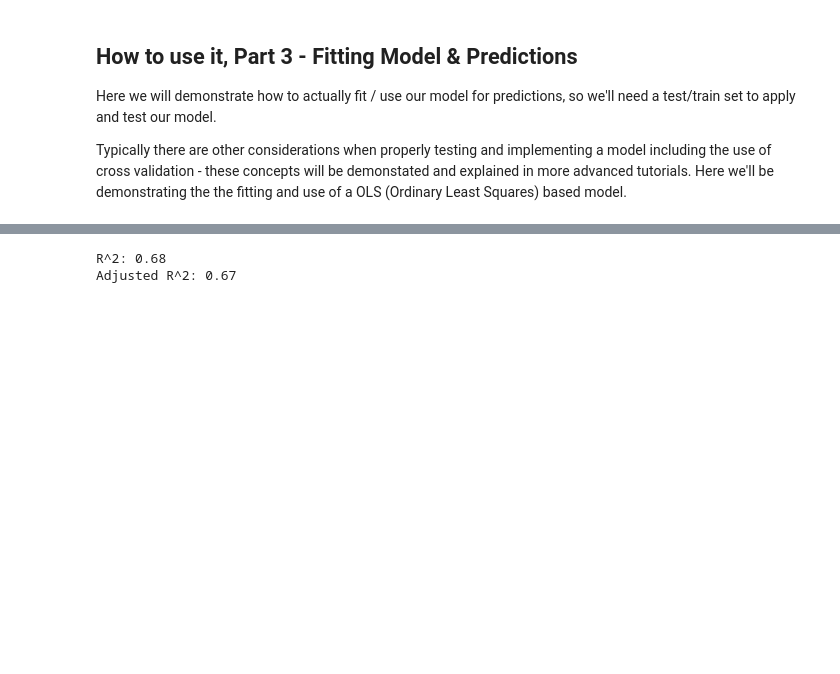
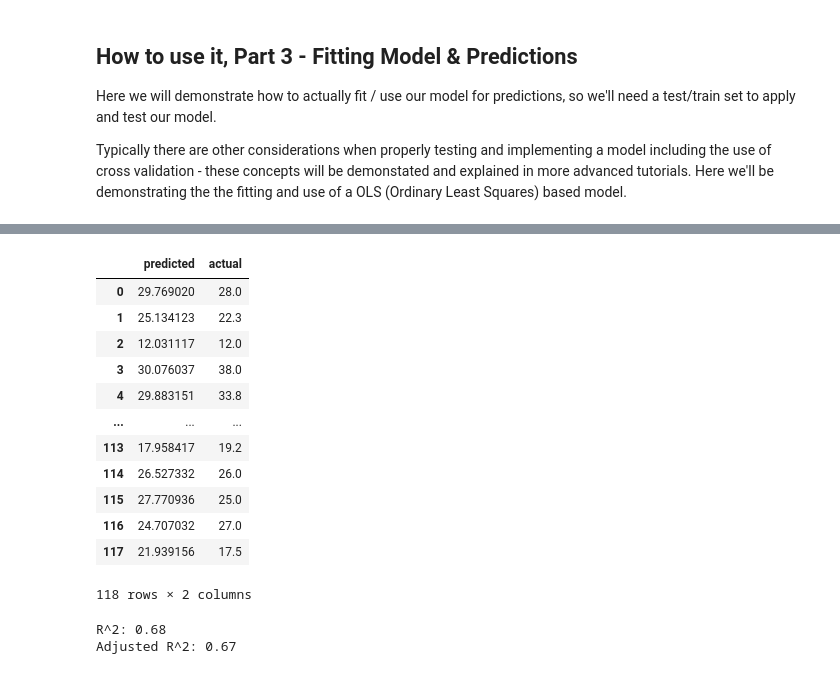
Before and after one commit to Jaunson/Tutorials, a Jupyter notebook: Regression/Regression - Basics.ipynb, the cells around one changed output, grey strips where cells are left out. Cells and saved outputs as stored; diff of their text form; code cells hidden in the pictures; blank space fills up the shorter version.

```diff
--- a/Regression/Regression - Basics.ipynb
+++ b/Regression/Regression - Basics.ipynb
@@ -154,3 +154,19 @@ SyntaxError: invalid syntax (<ipython-input-38-d1af3b681eb6>, line 21)
+# %%
+compare
+# %% [output]
+|  | predicted | actual |
+| 0 | 29.769020 | 28.0 |
+| 1 | 25.134123 | 22.3 |
+| 2 | 12.031117 | 12.0 |
+| 3 | 30.076037 | 38.0 |
+| 4 | 29.883151 | 33.8 |
+| ... | ... | ... |
+| 113 | 17.958417 | 19.2 |
+| 114 | 26.527332 | 26.0 |
+| 115 | 27.770936 | 25.0 |
+| 116 | 24.707032 | 27.0 |
+| 117 | 21.939156 | 17.5 |
+118 rows × 2 columns
 # %%
 # now lets generate some metrics to help us judge how well our model predicted our values
 
```
Also changed, not shown: parts of 4 cells of this notebook, 2 other files.
